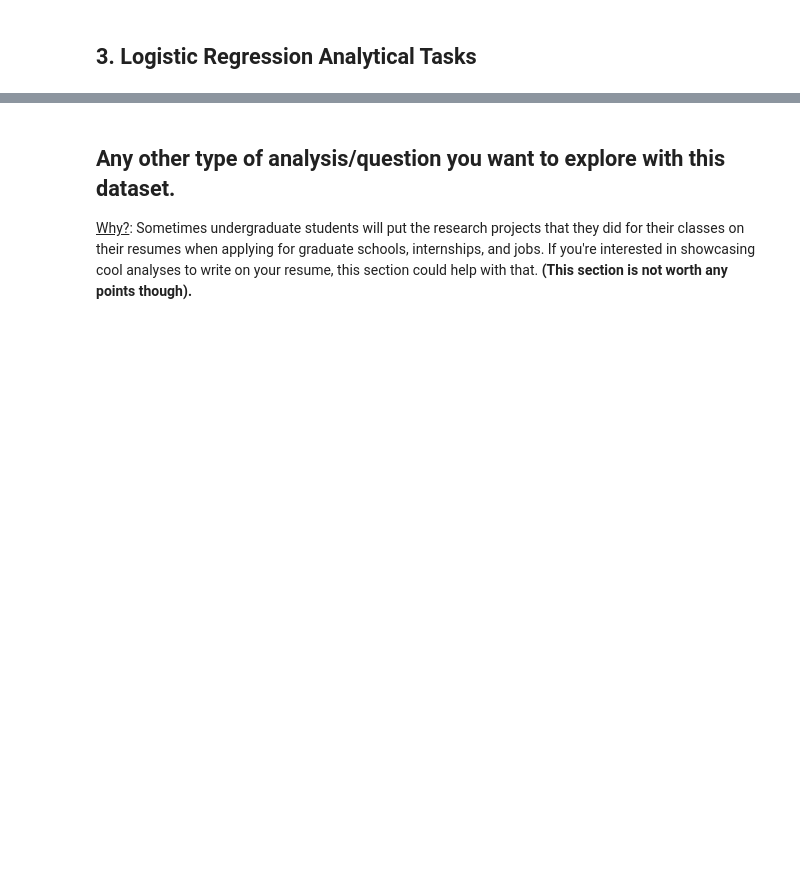
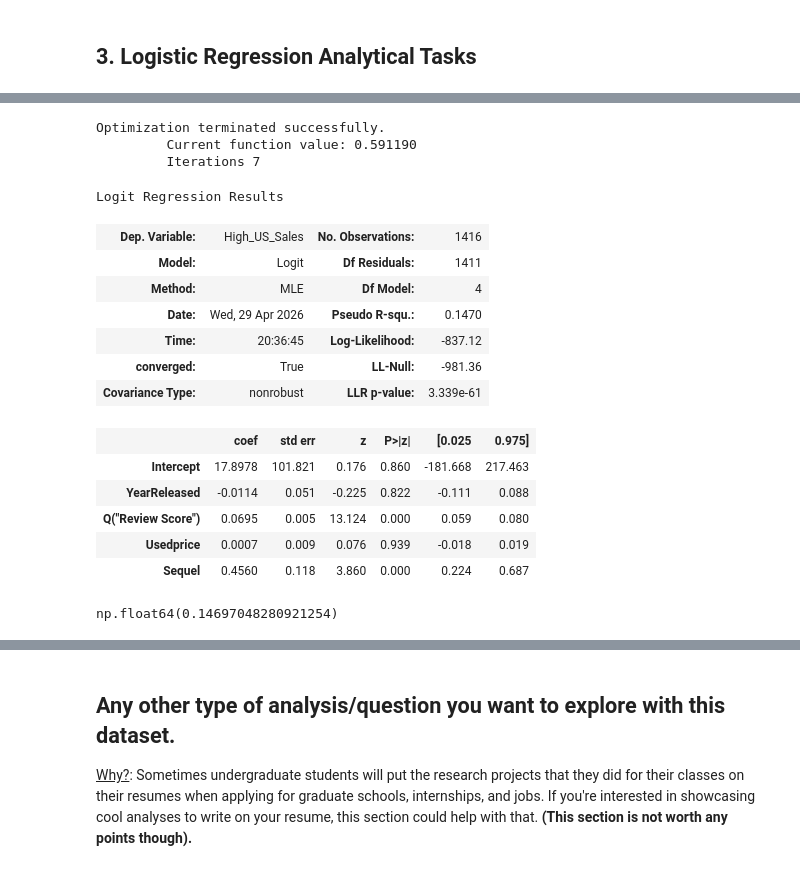
Before and after one commit to AhmedKhan04/Stat207_clone, a Jupyter notebook: project_03/project_03_template.ipynb, the cells around one changed output, grey strips where cells are left out. Saved outputs shown, nothing was run; the diff lists cells and outputs as text; code cells hidden in the pictures; blank space fills up the shorter version.

```diff
--- a/project_03/project_03_template.ipynb
+++ b/project_03/project_03_template.ipynb
@@ -55,0 +176,39 @@ UnicodeDecodeError: 'utf-8' codec can't decode byte 0x82 in position 5762: inval
+# %%
+log_model_df = df[
+    ['High_US_Sales', 'YearReleased', 'Review Score', 'Usedprice', 'Sequel']
+].dropna()
+
+train_log_df, test_log_df = train_test_split(
+    log_model_df,
+    test_size=0.2,
+    random_state=207
+)
+# %%
+log_model = smf.logit(
+    'High_US_Sales ~ YearReleased + Q("Review Score") + Usedprice + Sequel',
+    data=train_log_df
+).fit()
+
+log_model.summary()
+# %% [output]
+Optimization terminated successfully.
+         Current function value: 0.591190
+         Iterations 7
+Logit Regression Results
+| Dep. Variable: | High_US_Sales | No. Observations: | 1416 |
+| Model: | Logit | Df Residuals: | 1411 |
+| Method: | MLE | Df Model: | 4 |
+| Date: | Wed, 29 Apr 2026 | Pseudo R-squ.: | 0.1470 |
+| Time: | 20:36:45 | Log-Likelihood: | -837.12 |
+| converged: | True | LL-Null: | -981.36 |
+| Covariance Type: | nonrobust | LLR p-value: | 3.339e-61 |
+|  | coef | std err | z | P>|z| | [0.025 | 0.975] |
+| Intercept | 17.8978 | 101.821 | 0.176 | 0.860 | -181.668 | 217.463 |
+| YearReleased | -0.0114 | 0.051 | -0.225 | 0.822 | -0.111 | 0.088 |
+| Q("Review Score") | 0.0695 | 0.005 | 13.124 | 0.000 | 0.059 | 0.080 |
+| Usedprice | 0.0007 | 0.009 | 0.076 | 0.939 | -0.018 | 0.019 |
+| Sequel | 0.4560 | 0.118 | 3.860 | 0.000 | 0.224 | 0.687 |
+# %%
+log_model.prsquared
+# %% [output]
+np.float64(0.14697048280921254)
```
Also changed, not shown: parts of 25 cells of this notebook.
